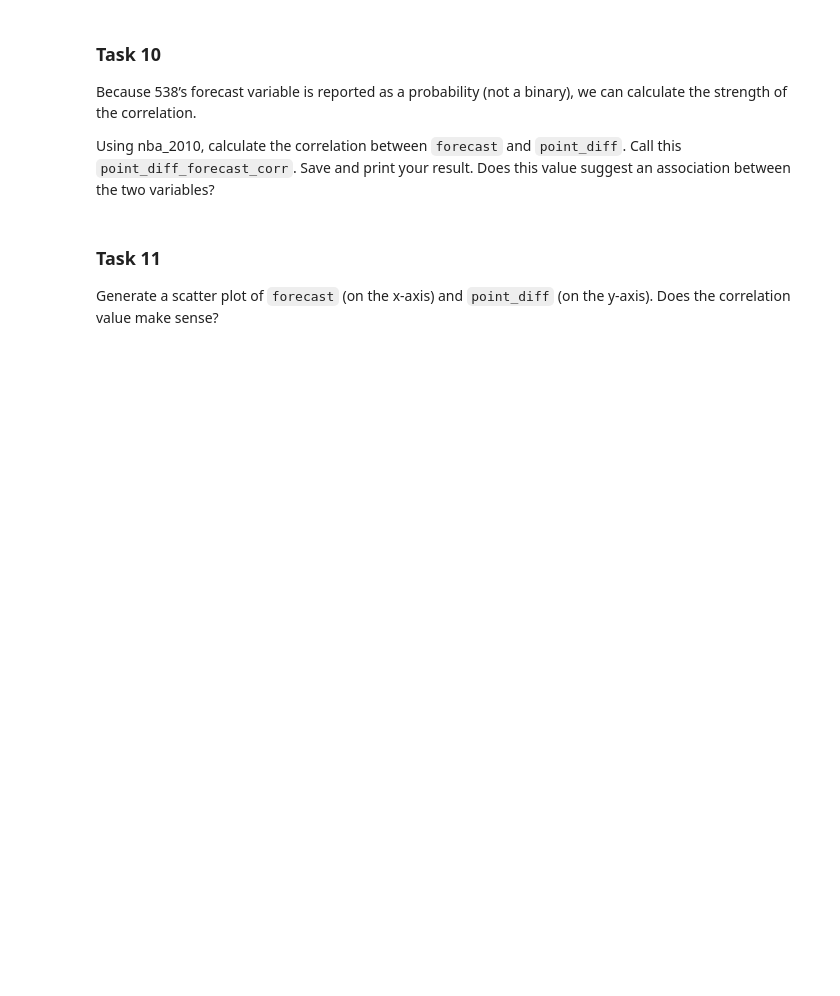
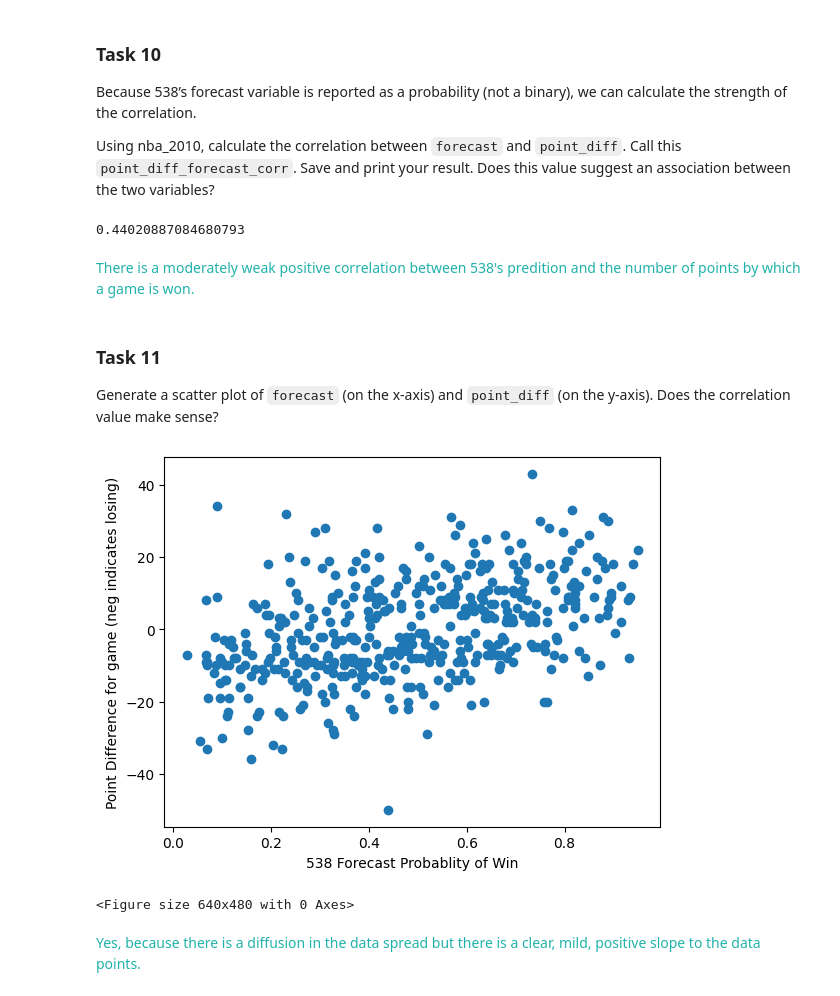
Before and after one commit to Matthewsabk/Codecademy_NBA_Trends_Project, a Jupyter notebook: Codecademy_NBA_Trends_Project.ipynb, the cells around one changed output. Drawn from its saved outputs; the diff is of its cells as text; code cells hidden in the pictures; blank space fills up the shorter version.

Commit message:
Finished. incls: Covariance, pearsonr, plots

```diff
--- a/Codecademy_NBA_Trends_Project.ipynb
+++ b/Codecademy_NBA_Trends_Project.ipynb
@@ -167,7 +160,25 @@ Using `nba_2010`, calculate the covariance between `forecast` (538's projected w
 Because 538’s forecast variable is reported as a probability (not a binary), we can calculate the strength of the correlation.
 
 Using nba_2010, calculate the correlation between `forecast` and `point_diff`. Call this `point_diff_forecast_corr`. Save and print your result. Does this value suggest an association between the two variables?
+# %%
+point_diff_forecast_corr, p_Ptdiff_forecast = pearsonr(nba_2010.forecast, nba_2010.point_diff)
+print(point_diff_forecast_corr)
+# %% [output]
+0.44020887084680793
+# %% [markdown]
+<span style="color:LightseaGreen">There is a moderately weak positive correlation between 538's predition and the number of points by which a game is won. </span>
 # %% [markdown]
 ### Task 11
 
 Generate a scatter plot of `forecast` (on the x-axis) and `point_diff` (on the y-axis). Does the correlation value make sense?
+# %%
+plt.scatter(x = nba_2010.forecast, y=nba_2010.point_diff)
+plt.xlabel("538 Forecast Probablity of Win")
+plt.ylabel("Point Difference for game (neg indicates losing)")
+plt.show()
+plt.clf()
+# %% [output]
+[figure, added]
+<Figure size 640x480 with 0 Axes>
+# %% [markdown]
+<span style="color:LightseaGreen">Yes, because there is a diffusion in the data spread but there is a clear, mild, positive slope to the data points.</span>
```
Also changed, not shown: parts of 3 cells of this notebook.
